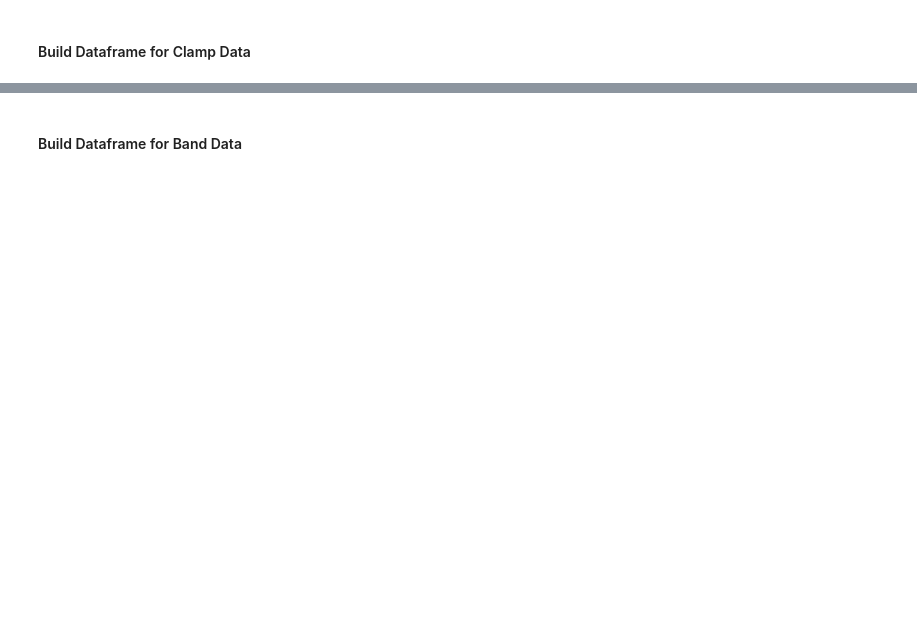
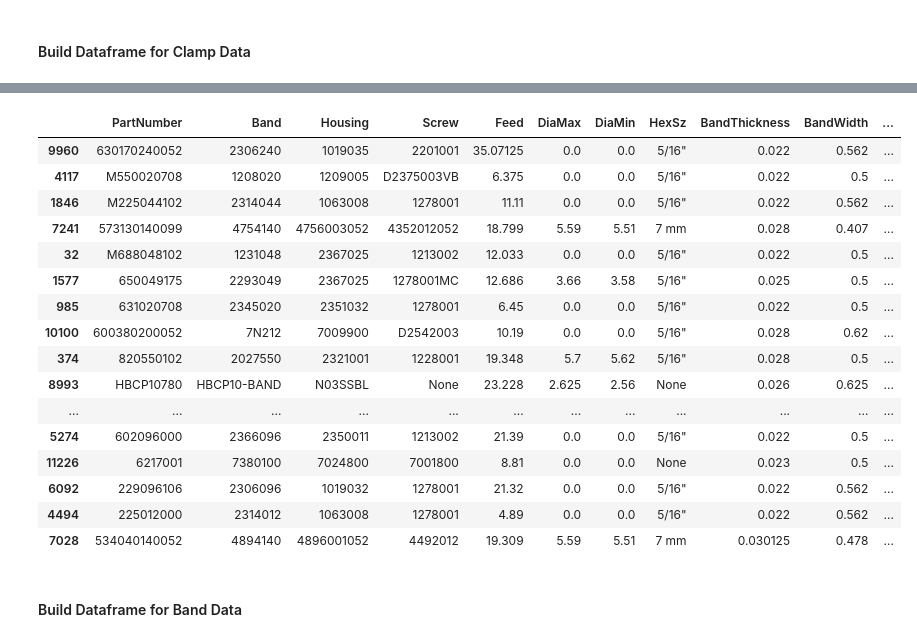
Before and after one commit to sgilmo/IdealProd, a Jupyter notebook: dev_pandas_db.ipynb, the cells around one changed output, grey strips where cells are left out. Drawn from its saved outputs; the diff is of its cells as text; code cells hidden in the pictures; blank space fills up the shorter version.

Commit message:
Refactor `dev_pandas_db.ipynb`: Improve column mapping, data type handling, and cleanup logic for clamp DataFrame.

```diff
--- a/dev_pandas_db.ipynb
+++ b/dev_pandas_db.ipynb
@@ -322,3 +353,65 @@ df_clamps.sample(20)
+# %%
+df_fixed = df_clamps.sample(min(20, len(df_clamps)))
+import numpy as np
+
+# Function to calculate boundaries for outliers using 1.5 × IQR rule
+def calculate_boundaries(series):
+    Q1 = series.quantile(0.25)
+    Q3 = series.quantile(0.75)
+    IQR = Q3 - Q1
+    lower_bound = Q1 - 1.5 * IQR
+    upper_bound = Q3 + 1.5 * IQR
+    return lower_bound, upper_bound
+
+# Function to fix outliers by capping them to the nearest boundary
+def fix_outliers(df, col):
+    lower_bound, upper_bound = calculate_boundaries(df[col])
+    df[col] = df[col].clip(lower=lower_bound, upper=upper_bound)
+
+# Fix outliers for the specified columns
+columns_with_outliers = ['Feed', 'DiaMax', 'DiaMin', 'BandThickness', 'BandWidth', 'Cutout1']
+for col in columns_with_outliers:
+    fix_outliers(df_fixed, col)
+df_fixed
+# %%
+df_fixed = df_fixed
+def drop_constant_columns(df, constant_columns):
+    """
+    Function to drop columns with constant values from the dataframe.
+
+    Args:
+    df (pd.DataFrame): The dataframe to process.
+    constant_columns (list): List of column names to drop because they have constant values.
+
+    Returns:
+    None: Modifies the dataframe in place.
+    """
+    df.drop(columns=constant_columns, inplace=True)
+
+# Define list of columns with constant values
+constant_columns = ['ScrDrvChk', 'Cutout1']
+
+# Drop these columns from the dataframe
+drop_constant_columns(df_fixed, constant_columns)
+df_fixed
+# %% [output]
+|  | PartNumber | Band | Housing | Screw | Feed | DiaMax | DiaMin | HexSz | BandThickness | BandWidth | ... |
+| 9960 | 630170240052 | 2306240 | 1019035 | 2201001 | 35.07125 | 0.0 | 0.0 | 5/16" | 0.022 | 0.562 | ... |
+| 4117 | M550020708 | 1208020 | 1209005 | D2375003VB | 6.375 | 0.0 | 0.0 | 5/16" | 0.022 | 0.5 | ... |
+| 1846 | M225044102 | 2314044 | 1063008 | 1278001 | 11.11 | 0.0 | 0.0 | 5/16" | 0.022 | 0.562 | ... |
+| 7241 | 573130140099 | 4754140 | 4756003052 | 4352012052 | 18.799 | 5.59 | 5.51 | 7 mm | 0.028 | 0.407 | ... |
+| 32 | M688048102 | 1231048 | 2367025 | 1213002 | 12.033 | 0.0 | 0.0 | 5/16" | 0.022 | 0.5 | ... |
+| 1577 | 650049175 | 2293049 | 2367025 | 1278001MC | 12.686 | 3.66 | 3.58 | 5/16" | 0.025 | 0.5 | ... |
+| 985 | 631020708 | 2345020 | 2351032 | 1278001 | 6.45 | 0.0 | 0.0 | 5/16" | 0.022 | 0.5 | ... |
+| 10100 | 600380200052 | 7N212 | 7009900 | D2542003 | 10.19 | 0.0 | 0.0 | 5/16" | 0.028 | 0.62 | ... |
+| 374 | 820550102 | 2027550 | 2321001 | 1228001 | 19.348 | 5.7 | 5.62 | 5/16" | 0.028 | 0.5 | ... |
+| 8993 | HBCP10780 | HBCP10-BAND | N03SSBL | None | 23.228 | 2.625 | 2.56 | None | 0.026 | 0.625 | ... |
+| ... | ... | ... | ... | ... | ... | ... | ... | ... | ... | ... | ... |
+| 5274 | 602096000 | 2366096 | 2350011 | 1213002 | 21.39 | 0.0 | 0.0 | 5/16" | 0.022 | 0.5 | ... |
+| 11226 | 6217001 | 7380100 | 7024800 | 7001800 | 8.81 | 0.0 | 0.0 | None | 0.023 | 0.5 | ... |
+| 6092 | 229096106 | 2306096 | 1019032 | 1278001 | 21.32 | 0.0 | 0.0 | 5/16" | 0.022 | 0.562 | ... |
+| 4494 | 225012000 | 2314012 | 1063008 | 1278001 | 4.89 | 0.0 | 0.0 | 5/16" | 0.022 | 0.562 | ... |
+| 7028 | 534040140052 | 4894140 | 4896001052 | 4492012 | 19.309 | 5.59 | 5.51 | 7 mm | 0.030125 | 0.478 | ... |
 # %% [markdown]
 #### Build Dataframe for Band Data
 # %%
```
Also changed, not shown: parts of 5 cells of this notebook.
